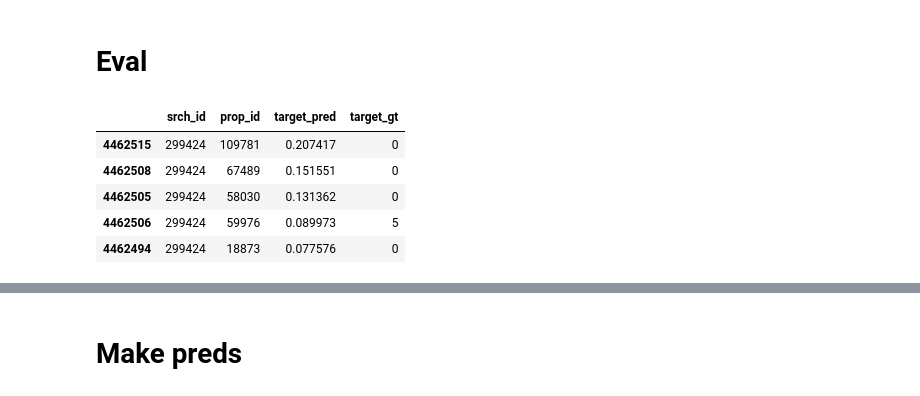
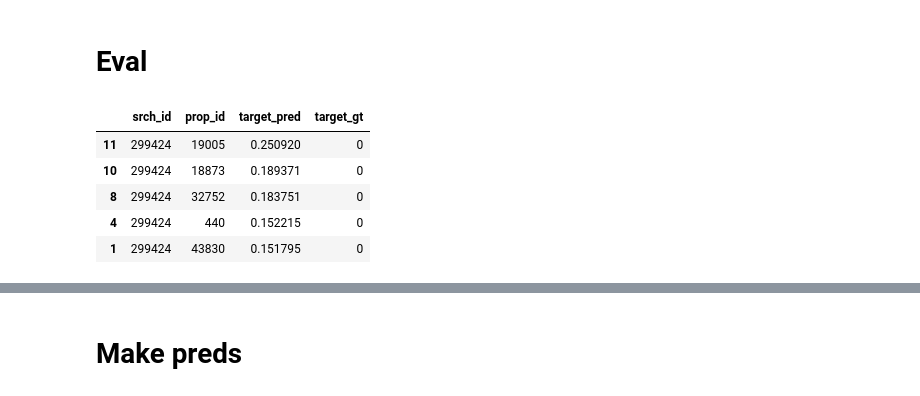
Before and after one commit to OlegBEZb/Personalize-Expedia-Hotel-Searches, a Jupyter notebook: Catboost_ranker_book_click_not.ipynb, the cells around one changed output, grey strips where cells are left out. Cells and saved outputs as stored; diff of their text form; code cells hidden in the pictures.

```diff
--- a/Catboost_ranker_book_click_not.ipynb
+++ b/Catboost_ranker_book_click_not.ipynb
@@ -94,6 +46,16 @@ train_pool = Pool(data=X_train,
                   group_id=groups_train,
                   cat_features=CAT_FEATURES,
                   )
+# %%
+X_val = pd.read_csv(os.path.join(data_path, 'X_val.csv'))
+y_val = pd.read_csv(os.path.join(data_path, 'y_val.csv'))
+groups_val = pd.read_csv(os.path.join(data_path, 'groups_val.csv'))
+
+val_pool = Pool(data=X_val,
+                label=y_val,
+                group_id=groups_val,
+                cat_features=CAT_FEATURES,
+                )
 # %% [markdown]
 # Cross-validation
 # %%
@@ -141,7 +103,7 @@ train_pool = Pool(data=X_train,
 # Fit final model
 # %%
 params = {
-    "iterations": 500,
+    "iterations": 600,
     #           'loss_function': 'NDCG:top=5',
     'loss_function': 'QueryRMSE',
     'custom_metric': [
@@ -163,30 +117,41 @@ CAT_FEATURES
 # %%
 model = CatBoostRanker(**params)
-model.fit(train_pool, eval_set=test_pool, plot=True)
+model.fit(train_pool, eval_set=val_pool, plot=True)
 # %% [output]
 MetricVisualizer(layout=Layout(align_self='stretch', height='500px'))
 <catboost.core.CatBoostRanker at 0x...>
 # %% [markdown]
 # Eval
+# %%
+X_test = pd.read_csv(os.path.join(data_path, 'X_test.csv'))
+y_test = pd.read_csv(os.path.join(data_path, 'y_test.csv'))
+groups_test = pd.read_csv(os.path.join(data_path, 'groups_test.csv'))
+
+test_pool = Pool(
+    data=X_test,
+    label=y_test,
+    group_id=groups_test,
+    cat_features=CAT_FEATURES,
+)
 # %%
 test_preds = model.predict(test_pool)
 
-test_results_df = pd.DataFrame({group_col: groups_test,
+test_results_df = pd.DataFrame({group_col: groups_test[group_col],
                         'prop_id': X_test['prop_id'],
                         ranking_target+'_pred': test_preds,
-                        ranking_target+'_gt': y_test,
+                        ranking_target+'_gt': y_test['0'],
                          })
 test_results_df.sort_values(by=[group_col, ranking_target+'_pred'],
                             ascending=[True, False], inplace=True)
 
 test_results_df.head()
 # %% [output]
 |  | srch_id | prop_id | target_pred | target_gt |
-| 4462515 | 299424 | 109781 | 0.207417 | 0 |
-| 4462508 | 299424 | 67489 | 0.151551 | 0 |
-| 4462505 | 299424 | 58030 | 0.131362 | 0 |
-| 4462506 | 299424 | 59976 | 0.089973 | 5 |
-| 4462494 | 299424 | 18873 | 0.077576 | 0 |
+| 11 | 299424 | 19005 | 0.250920 | 0 |
+| 10 | 299424 | 18873 | 0.189371 | 0 |
+| 8 | 299424 | 32752 | 0.183751 | 0 |
+| 4 | 299424 | 440 | 0.152215 | 0 |
+| 1 | 299424 | 43830 | 0.151795 | 0 |
 # %%
 from metrics import ndcg
 
```
Also changed, not shown: parts of 15 cells of this notebook, 2 other files.
